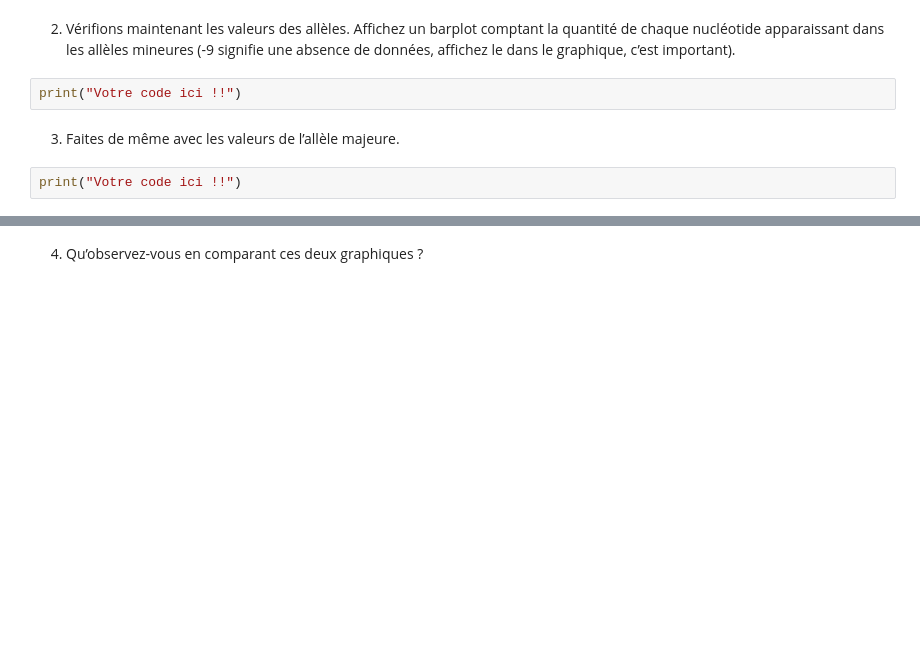
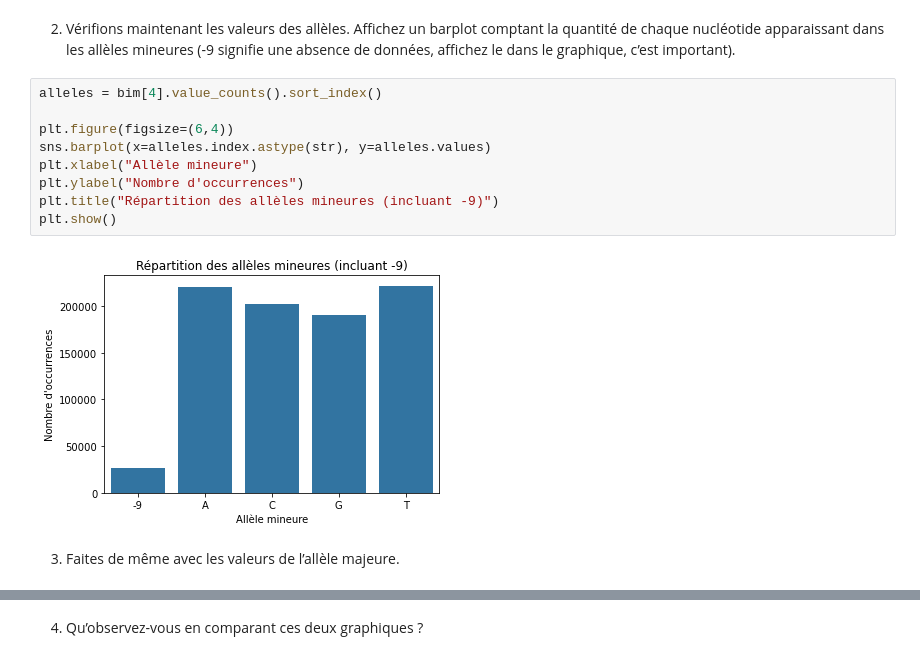
Before and after one commit to pparutto/BINF2025_TP8, a Jupyter notebook: BINF2025_TP8.ipynb, the cells around one changed output, grey strips where cells are left out. Saved outputs shown, nothing was run; the diff lists cells and outputs as text; blank space fills up the shorter version.

```diff
--- a/BINF2025_TP8.ipynb
+++ b/BINF2025_TP8.ipynb
@@ -50,8 +94,15 @@ print("Votre code ici !!")
 # %% [markdown]
 2. Vérifions maintenant les valeurs des allèles. Affichez un barplot comptant la quantité de chaque nucléotide apparaissant dans les allèles mineures (-9 signifie une absence de données, affichez le dans le graphique, c’est important).
-# %%
-print("Votre code ici !!")
+# %%
+alleles = bim[4].value_counts().sort_index()
+
+plt.figure(figsize=(6,4))
+sns.barplot(x=alleles.index.astype(str), y=alleles.values)
+plt.xlabel("Allèle mineure")
+plt.ylabel("Nombre d'occurrences")
+plt.title("Répartition des allèles mineures (incluant -9)")
+plt.show()
+# %% [output]
+[figure, added]
 # %% [markdown]
 3. Faites de même avec les valeurs de l’allèle majeure.
-# %%
-print("Votre code ici !!")
```
Also changed, not shown: parts of 15 cells of this notebook.
